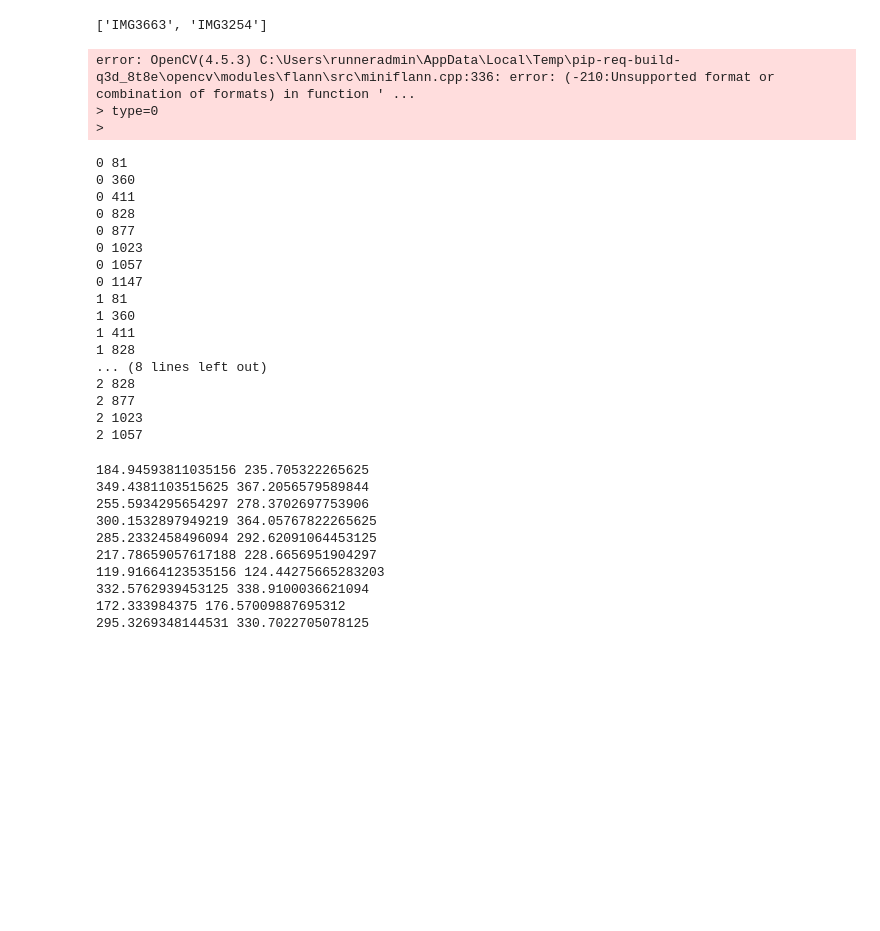
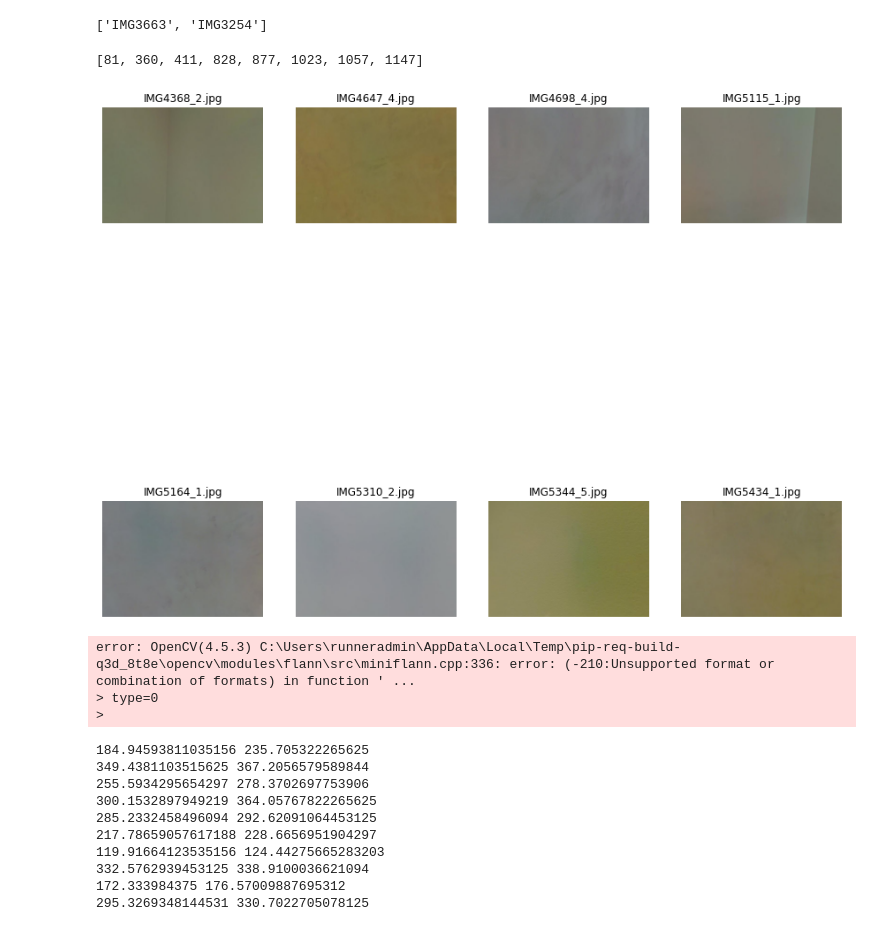
Before and after one commit to echoid/Fine-grained-localisation, a Jupyter notebook: sift.ipynb, the cells around one changed output. Cells and saved outputs as stored; diff of their text form; code cells hidden in the pictures; blank space fills up the shorter version.

```diff
--- a/sift.ipynb
+++ b/sift.ipynb
@@ -111,6 +119,21 @@ for image in tqdm(test_image):
     kp, des = sift.detectAndCompute(image,None)
     kp_test.append(kp)
     des_test.append(des)
+# %%
+blank = []
+for i in range(len(des_test)):
+    try:
+        len(des_test[i])
+    except:
+        blank.append(i)
+
+print(blank)
+# %% [output]
+[81, 360, 411, 828, 877, 1023, 1057, 1147]
+# %%
+show_image(list(map(test_image.__getitem__, blank)),list(map(test.__getitem__, blank)),2,4)
+# %% [output]
+[figure, added]
 # %%
 # FLANN parameters and initialize
 FLANN_INDEX_KDTREE = 1
@@ -125,32 +150,6 @@ flann.knnMatch(des_trian[0],des_test[81],k=2)
 error: OpenCV(4.5.3) C:\Users\runneradmin\AppData\Local\Temp\pip-req-build-q3d_8t8e\opencv\modules\flann\src\miniflann.cpp:336: error: (-210:Unsupported format or combination of formats) in function ' ...
 > type=0
 >
-# %%
-for i in tqdm(range(20)):
-    for j in tqdm(range(1200)):
-        #match_matrix[i][j] = flann.knnMatch(des_trian[i],des_test[j],k=2)
-        try:
-            flann.knnMatch(des_trian[i],des_test[j],k=2)
-        except:
-            print(i,j)
-# %% [output]
-0 81
-0 360
-0 411
-0 828
-0 877
-0 1023
-0 1057
-0 1147
-1 81
-1 360
-1 411
-1 828
-... (8 lines left out)
-2 828
-2 877
-2 1023
-2 1057
 # %%
 matches = flann.knnMatch(des_trian[12],des_trian[13],k=2)
 
```
Also changed, not shown: parts of 13 cells of this notebook.
